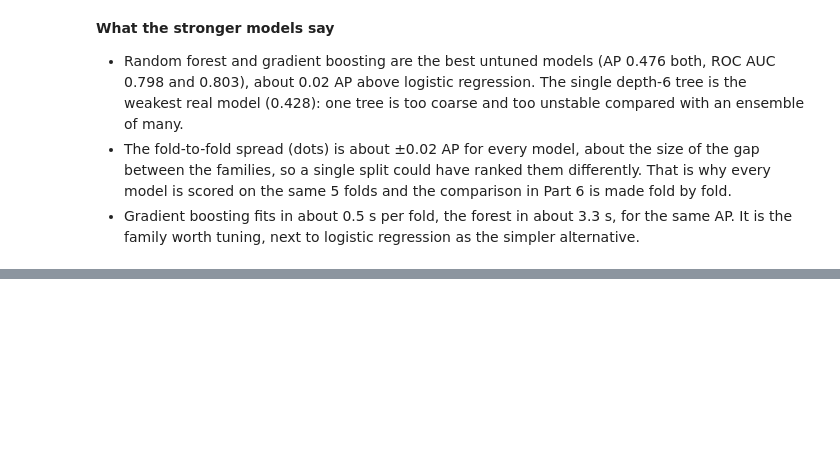
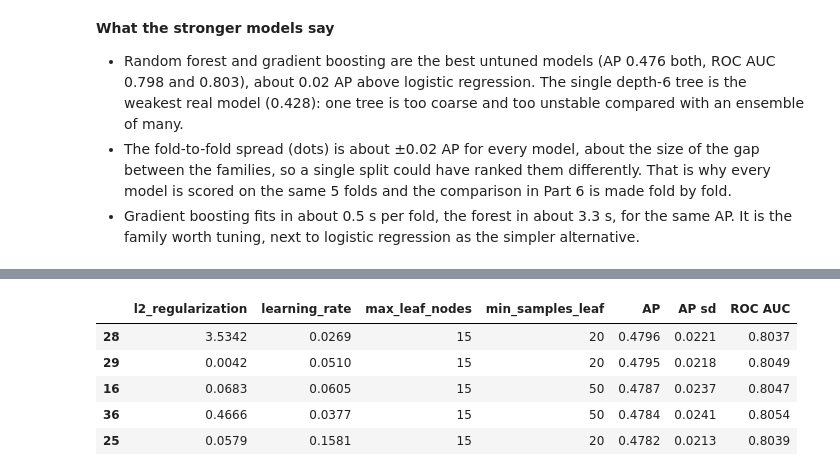
Before and after one commit to abo-code-1/task-03-ML-course, a Jupyter notebook: Imamsidikov_task3.ipynb, the cells around one changed output, grey strips where cells are left out. Saved outputs shown, nothing was run; the diff lists cells and outputs as text; code cells hidden in the pictures; blank space fills up the shorter version.

```diff
--- a/Imamsidikov_task3.ipynb
+++ b/Imamsidikov_task3.ipynb
@@ -706,0 +757,9 @@ plt.show()
+# %%
+top(hgb_search)
+# %% [output]
+|  | l2_regularization | learning_rate | max_leaf_nodes | min_samples_leaf | AP | AP sd | ROC AUC |
+| 28 | 3.5342 | 0.0269 | 15 | 20 | 0.4796 | 0.0221 | 0.8037 |
+| 29 | 0.0042 | 0.0510 | 15 | 20 | 0.4795 | 0.0218 | 0.8049 |
+| 16 | 0.0683 | 0.0605 | 15 | 50 | 0.4787 | 0.0237 | 0.8047 |
+| 36 | 0.4666 | 0.0377 | 15 | 50 | 0.4784 | 0.0241 | 0.8054 |
+| 25 | 0.0579 | 0.1581 | 15 | 20 | 0.4782 | 0.0213 | 0.8039 |
```
Also changed, not shown: parts of 8 cells of this notebook, 1 other file.
